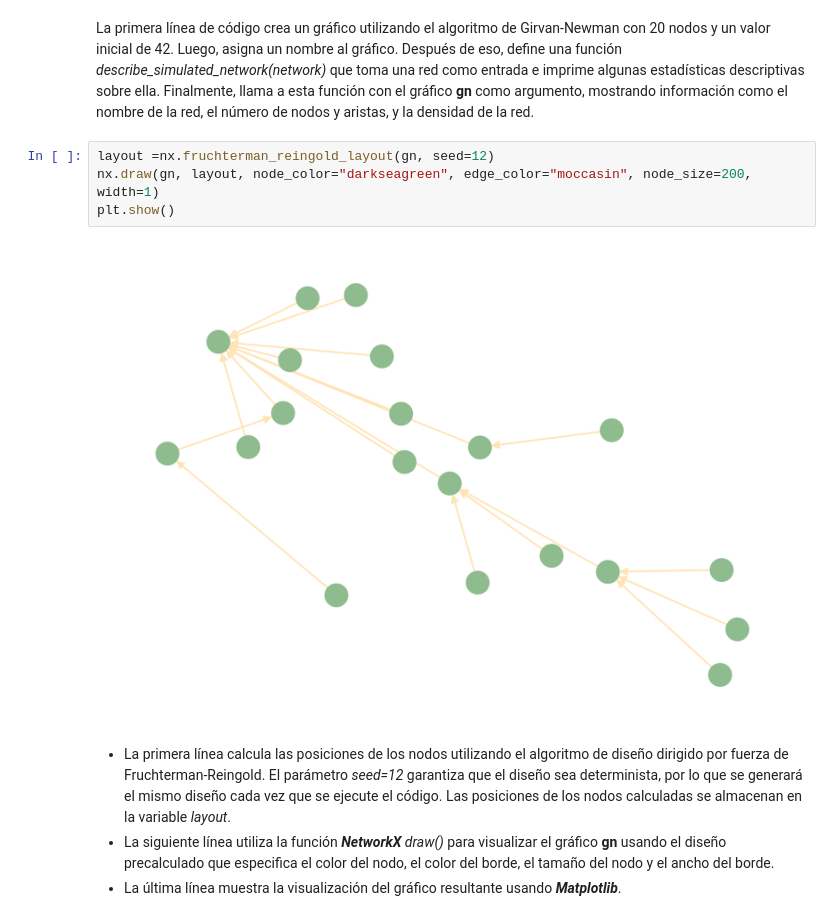
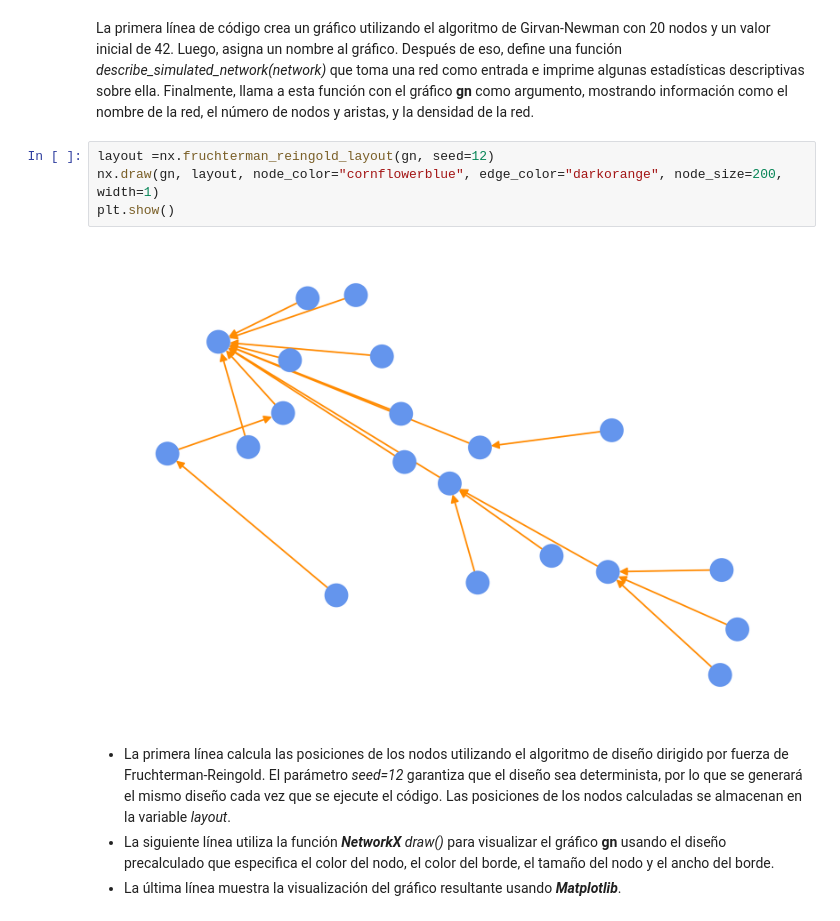
Before and after one commit to StacyLup/Ciencias-Sociales-Computacionales, a Jupyter notebook: notebooks/Notebook8.ipynb, the cells around one changed output. Drawn from its saved outputs; the diff is of its cells as text.

```diff
--- a/notebooks/Notebook8.ipynb
+++ b/notebooks/Notebook8.ipynb
@@ -138,10 +138,10 @@ Density: 0.05
 La primera línea de código crea un gráfico utilizando el algoritmo de Girvan-Newman con 20 nodos y un valor inicial de 42. Luego, asigna un nombre al gráfico. Después de eso, define una función _describe_simulated_network(network)_ que toma una red como entrada e imprime algunas estadísticas descriptivas sobre ella. Finalmente, llama a esta función con el gráfico **gn** como argumento, mostrando información como el nombre de la red, el número de nodos y aristas, y la densidad de la red.
 # %%
 layout =nx.fruchterman_reingold_layout(gn, seed=12)
-nx.draw(gn, layout, node_color="darkseagreen", edge_color="moccasin", node_size=200, width=1)
+nx.draw(gn, layout, node_color="cornflowerblue", edge_color="darkorange", node_size=200, width=1)
 plt.show()
 # %% [output]
-[figure, old version]
+[figure, new version]
 # %% [markdown]
 - La primera línea calcula las posiciones de los nodos utilizando el algoritmo de diseño dirigido por fuerza de Fruchterman-Reingold. El parámetro _seed=12_ garantiza que el diseño sea determinista, por lo que se generará el mismo diseño cada vez que se ejecute el código. Las posiciones de los nodos calculadas se almacenan en la variable _layout_.
 - La siguiente línea utiliza la función **_NetworkX_** _draw()_ para visualizar el gráfico **gn** usando el diseño precalculado que especifica el color del nodo, el color del borde, el tamaño del nodo y el ancho del borde.
```
Also changed, not shown: parts of 1 cell of this notebook, 13 other files.
